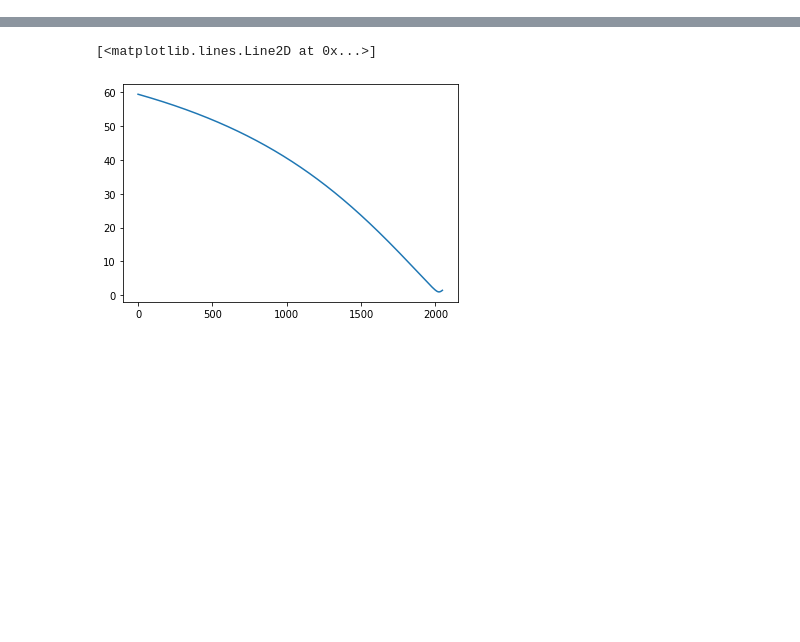
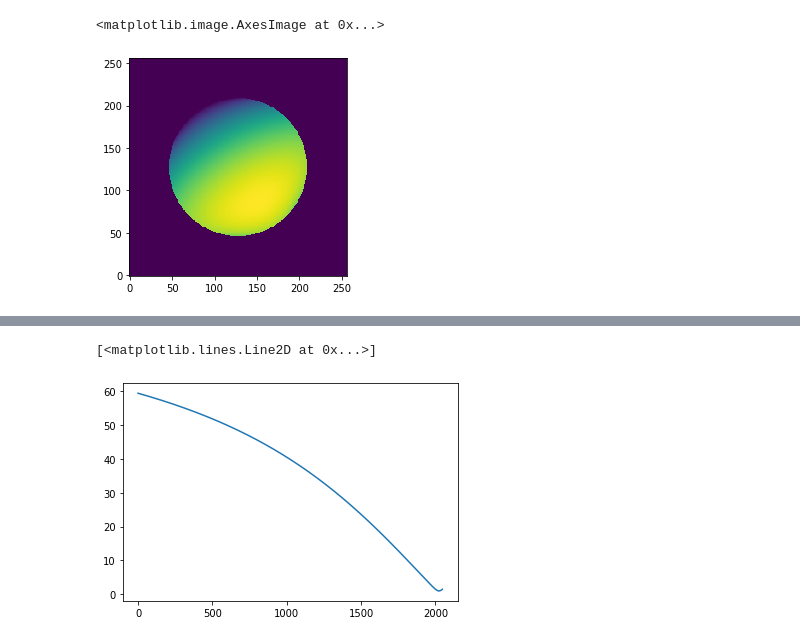
Before and after one commit to d8xa/XRD-TAF, a Jupyter notebook: Prototype 3D.ipynb, the cells around one changed output, grey strips where cells are left out. Saved outputs shown, nothing was run; the diff lists cells and outputs as text; code cells hidden in the pictures; blank space fills up the shorter version.

```diff
--- a/Prototype 3D.ipynb
+++ b/Prototype 3D.ipynb
@@ -320,6 +210,19 @@ config = {
         "pixelsize" : array([200*1E-3, 200*1E-3]) # [mm,mm] size of each pixel on detector.
     }
 }
+# %%
+seg = Segmentation(**config["seg"])
+# %%
+coords = seg.gen_coords()
+# %%
+g1_dists = seg.get_g1_dists(coords=coords)
+# %%
+dists = seg.get_dists(g1_dists=g1_dists, coords=coords)
+# %%
+plt.imshow(np.flip(dists[:,:,0,1], 0), origin="lower")
+# %% [output]
+<matplotlib.image.AxesImage at 0x...>
+[figure, added]
 # %%
 class Detector:
     """
```
Also changed, not shown: parts of 16 cells of this notebook.
